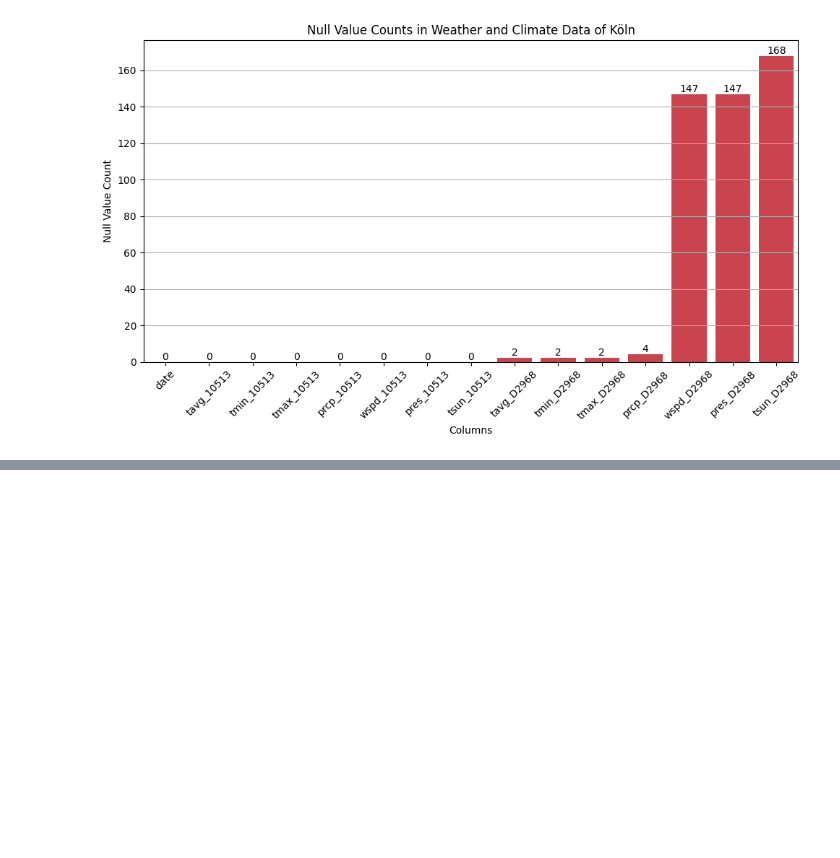
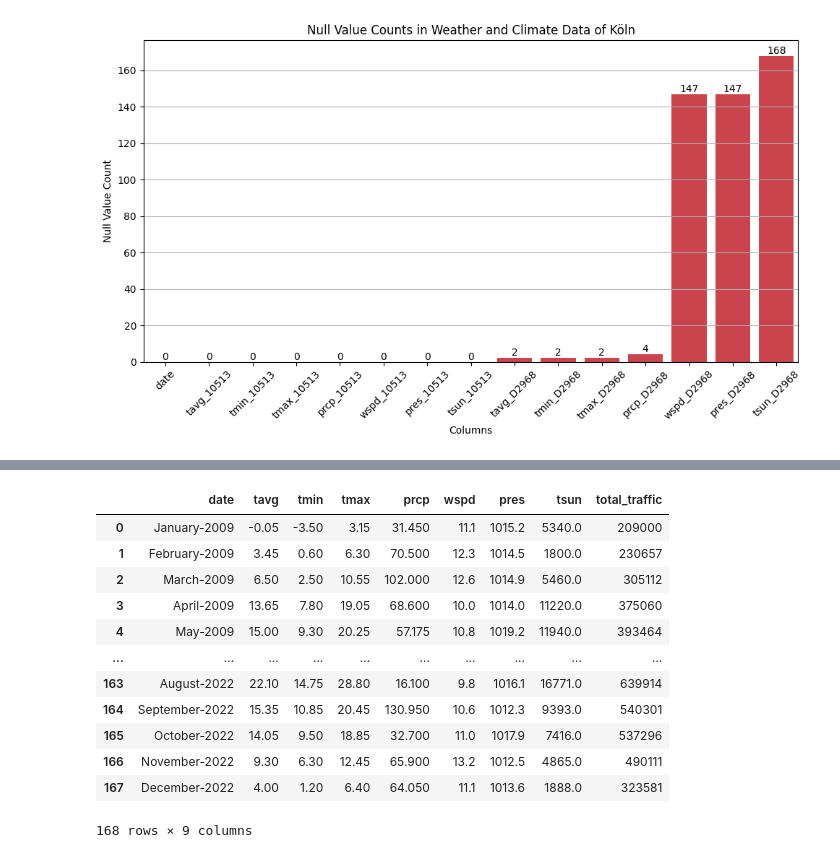
Before and after one commit to sujitdebnath/fau-data-engineering-ss23, a Jupyter notebook: project/report.ipynb, the cells around one changed output, grey strips where cells are left out. Cells and saved outputs as stored; diff of their text form; code cells hidden in the pictures; blank space fills up the shorter version.

Commit message:
Added the exploration summary and combine data sources section

```diff
--- a/project/report.ipynb
+++ b/project/report.ipynb
@@ -301,0 +319,13 @@ plt.show()
+# %%
+# Select the desired stations from the bicycle_traffic_df
+col_sub_set = ["Date", "Deutzer Brücke", "Hohenzollernbrücke", "Neumarkt", "Zülpicher Straße"]
+bicycle_traffic_final_df = bicycle_traffic_df[col_sub_set].copy()
+
+# Calculate the total traffic by summing the values of the selected stations
+bicycle_traffic_final_df['total_traffic'] = bicycle_traffic_final_df[col_sub_set[1:]].sum(axis=1)
+
+# Rename desired columns and drop the individual station traffic columns, keeping only the 'date' and 'total_traffic' columns
+bicycle_traffic_final_df.rename(columns={'Date': 'date'}, inplace=True)
+bicycle_traffic_final_df.drop(col_sub_set[1:], axis=1, inplace=True)
+
+bicycle_traffic_final_df
@@ -301,0 +352,26 @@ plt.show()
+# %%
+# Create a copy of the weather_data_df DataFrame and drop the columns with high null count for station D2968
+weather_data_final_df = weather_data_df.copy()
+weather_data_final_df.drop(['wspd_D2968', 'pres_D2968', 'tsun_D2968'], axis=1, inplace=True)
+
+# Perform linear interpolation to fill missing values using nearby values
+weather_data_final_df.interpolate(method ='linear', limit_direction ='forward', inplace=True)
+
+# Calculate the mean of tavg, tmin, tmax, and prcp columns for the two stations and drop individual columns
+weather_data_final_df['tavg'] = weather_data_final_df[['tavg_10513', 'tavg_D2968']].mean(axis=1)
+weather_data_final_df.drop(['tavg_10513', 'tavg_D2968'], axis=1, inplace=True)
+
+weather_data_final_df['tmin'] = weather_data_final_df[['tmin_10513', 'tmin_D2968']].mean(axis=1)
+weather_data_final_df.drop(['tmin_10513', 'tmin_D2968'], axis=1, inplace=True)
+
+weather_data_final_df['tmax'] = weather_data_final_df[['tmax_10513', 'tmax_D2968']].mean(axis=1)
+weather_data_final_df.drop(['tmax_10513', 'tmax_D2968'], axis=1, inplace=True)
+
+weather_data_final_df['prcp'] = weather_data_final_df[['prcp_10513', 'prcp_D2968']].mean(axis=1)
+weather_data_final_df.drop(['prcp_10513', 'prcp_D2968'], axis=1, inplace=True)
+
+# Rename columns to match the desired column names and rearrange the columns in the desired order
+weather_data_final_df.rename(columns={'wspd_10513': 'wspd', 'pres_10513': 'pres', 'tsun_10513': 'tsun'}, inplace=True)
+weather_data_final_df = weather_data_final_df[['date', 'tavg', 'tmin', 'tmax', 'prcp', 'wspd', 'pres', 'tsun']]
+
+weather_data_final_df
@@ -301,0 +404,17 @@ plt.show()
+# %%
+final_combined_df = pd.merge(weather_data_final_df, bicycle_traffic_final_df, on='date')
+final_combined_df
+# %% [output]
+|  | date | tavg | tmin | tmax | prcp | wspd | pres | tsun | total_traffic |
+| 0 | January-2009 | -0.05 | -3.50 | 3.15 | 31.450 | 11.1 | 1015.2 | 5340.0 | 209000 |
+| 1 | February-2009 | 3.45 | 0.60 | 6.30 | 70.500 | 12.3 | 1014.5 | 1800.0 | 230657 |
+| 2 | March-2009 | 6.50 | 2.50 | 10.55 | 102.000 | 12.6 | 1014.9 | 5460.0 | 305112 |
+| 3 | April-2009 | 13.65 | 7.80 | 19.05 | 68.600 | 10.0 | 1014.0 | 11220.0 | 375060 |
+| 4 | May-2009 | 15.00 | 9.30 | 20.25 | 57.175 | 10.8 | 1019.2 | 11940.0 | 393464 |
+| ... | ... | ... | ... | ... | ... | ... | ... | ... | ... |
+| 163 | August-2022 | 22.10 | 14.75 | 28.80 | 16.100 | 9.8 | 1016.1 | 16771.0 | 639914 |
+| 164 | September-2022 | 15.35 | 10.85 | 20.45 | 130.950 | 10.6 | 1012.3 | 9393.0 | 540301 |
+| 165 | October-2022 | 14.05 | 9.50 | 18.85 | 32.700 | 11.0 | 1017.9 | 7416.0 | 537296 |
+| 166 | November-2022 | 9.30 | 6.30 | 12.45 | 65.900 | 13.2 | 1012.5 | 4865.0 | 490111 |
+| 167 | December-2022 | 4.00 | 1.20 | 6.40 | 64.050 | 11.1 | 1013.6 | 1888.0 | 323581 |
+168 rows × 9 columns
```
Also changed, not shown: parts of 8 cells of this notebook.
